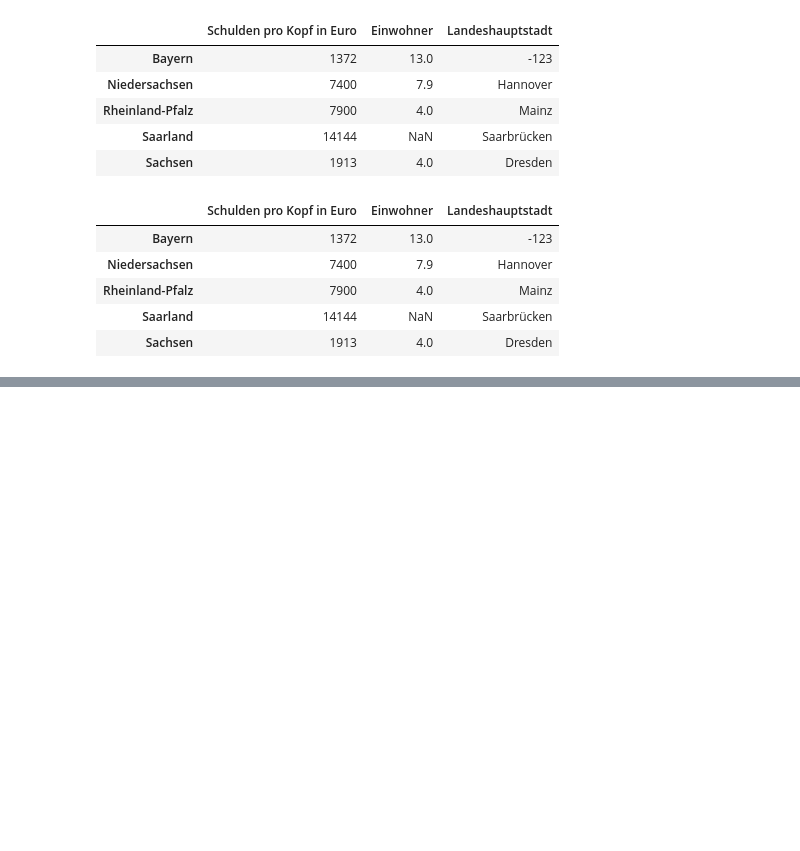
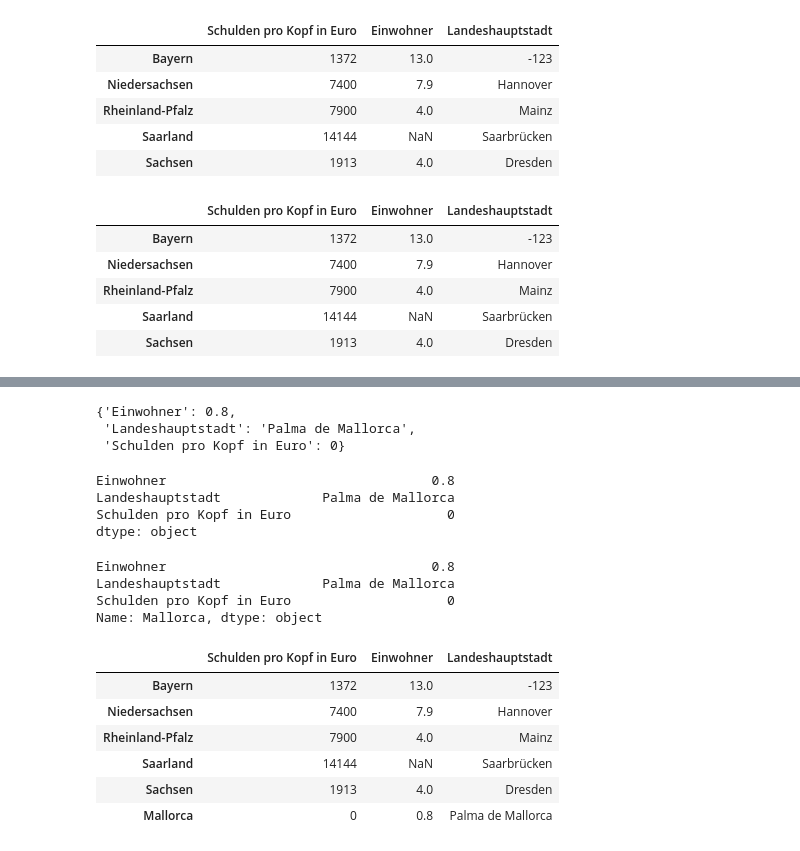
Before and after one commit to juebrauer/course_introduction_to_python, a Jupyter notebook: 06_pandas_datenstrukturen/pandas_datenstrukturen.ipynb, the cells around one changed output, grey strips where cells are left out. Drawn from its saved outputs; the diff is of its cells as text; code cells hidden in the pictures; blank space fills up the shorter version.

```diff
--- a/06_pandas_datenstrukturen/pandas_datenstrukturen.ipynb
+++ b/06_pandas_datenstrukturen/pandas_datenstrukturen.ipynb
@@ -873,0 +885,37 @@ d1
+# %%
+neue_zeile = {"Schulden pro Kopf in Euro": 0, "Einwohner": 0.8,
+              "Landeshauptstadt": "Palma de Mallorca"}
+# %%
+neue_zeile
+# %% [output]
+{'Einwohner': 0.8,
+ 'Landeshauptstadt': 'Palma de Mallorca',
+ 'Schulden pro Kopf in Euro': 0}
+# %%
+s = pd.Series(neue_zeile)
+# %%
+s
+# %% [output]
+Einwohner                                  0.8
+Landeshauptstadt             Palma de Mallorca
+Schulden pro Kopf in Euro                    0
+dtype: object
+# %%
+s.name = "Mallorca"
+# %%
+s
+# %% [output]
+Einwohner                                  0.8
+Landeshauptstadt             Palma de Mallorca
+Schulden pro Kopf in Euro                    0
+Name: Mallorca, dtype: object
+# %%
+d7.append( s )
+# %% [output]
+|  | Schulden pro Kopf in Euro | Einwohner | Landeshauptstadt |
+| Bayern | 1372 | 13.0 | -123 |
+| Niedersachsen | 7400 | 7.9 | Hannover |
+| Rheinland-Pfalz | 7900 | 4.0 | Mainz |
+| Saarland | 14144 | NaN | Saarbrücken |
+| Sachsen | 1913 | 4.0 | Dresden |
+| Mallorca | 0 | 0.8 | Palma de Mallorca |
```
Also changed, not shown: parts of 3 cells of this notebook.
